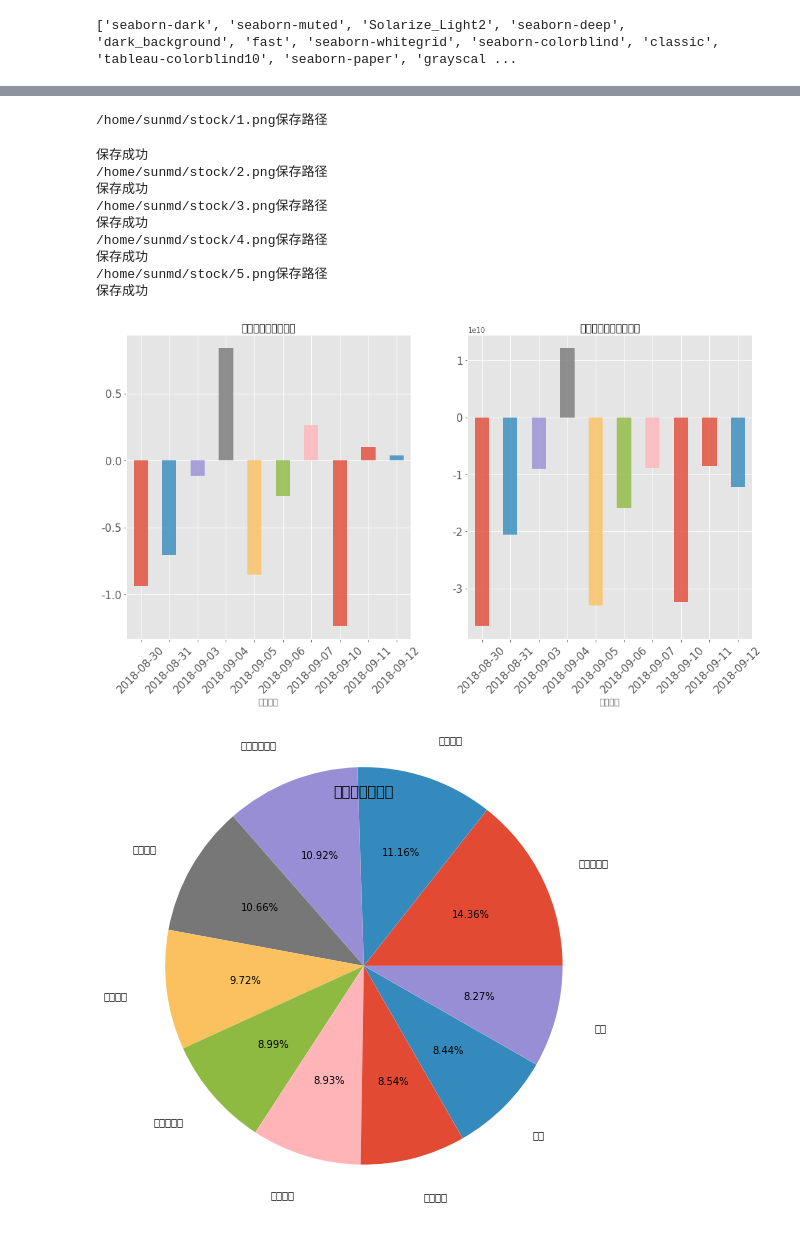
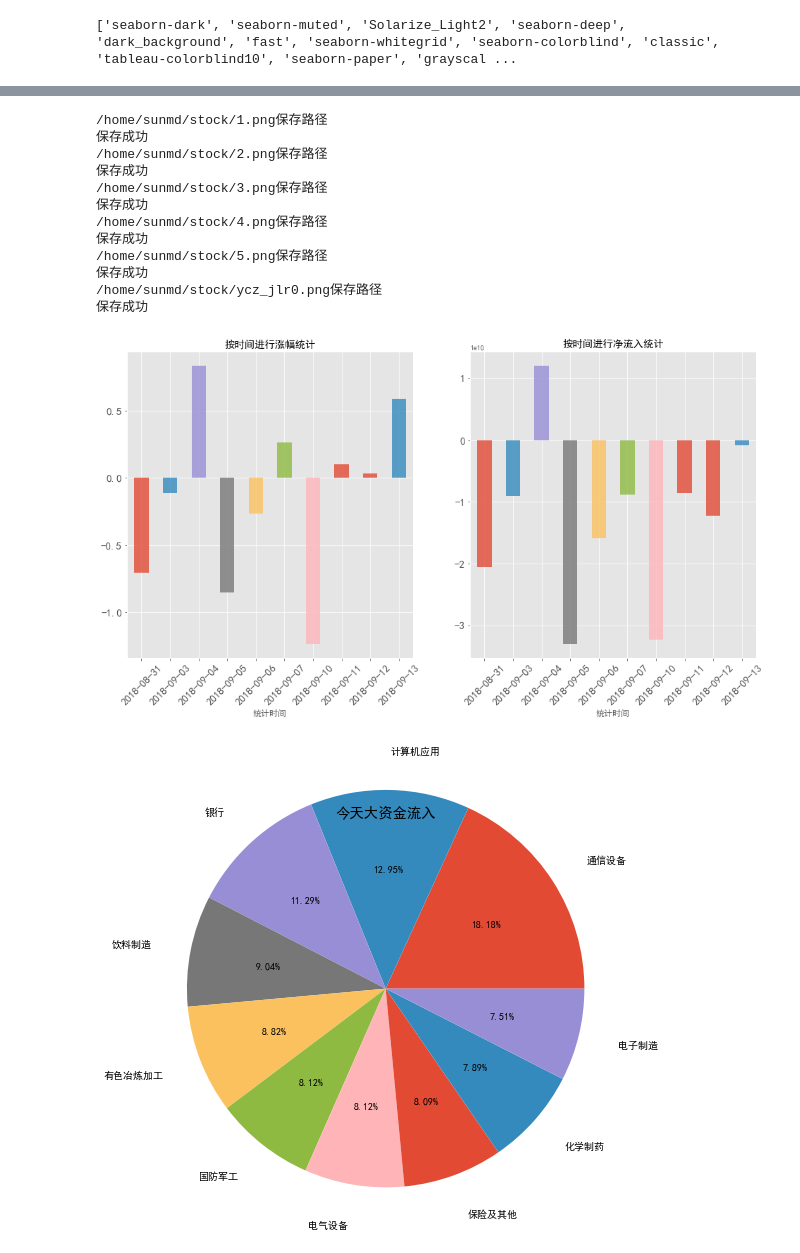
Before and after one commit to sunmd/DataAnlysisDemo, a Jupyter notebook: StockAnlysis.ipynb, the cells around one changed output, grey strips where cells are left out. Cells and saved outputs as stored; diff of their text form; code cells hidden in the pictures.

Commit message:
update stock

```diff
--- a/StockAnlysis.ipynb
+++ b/StockAnlysis.ipynb
@@ -4,10 +4,10 @@ import pandas as pd
 import matplotlib.pyplot as plt
 
 import matplotlib as mpl
-mpl.rcParams['font.sans-serif'] = ['KaiTi']
-mpl.rcParams['font.serif'] = ['KaiTi']
-mpl.rcParams['axes.unicode_minus']=False
-
+# mpl.rcParams['font.sans-serif'] = ['SimHei']
+# mpl.rcParams['font.serif'] = ['SimHei']
+# mpl.rcParams['axes.unicode_minus']=False
+# mpl.rcParams['font.sans-serif'] = ['Helvetica']
 import matplotlib.style as psl
 print(plt.style.available)
 # 查看样式列表
@@ -212,10 +212,10 @@ def ycz():
 # %%
 file_date = '2018-09'
 
-to_day = '2018-09-12'
+to_day = '2018-09-13'
 
-df = save_one_day( file_date, columns_name, 12)
+df = save_one_day( file_date, columns_name, 13)
 
-df[df['统计时间']=='2018-09-12'].head()
+df[df['统计时间']=='2018-09-13'].head()
 # %% [output]
 |  | 代码 | 名称 | 涨幅% | 净流入 | 大流入 | 大流出 | 中流入 | 中流出 | 统计时间 |
@@ -292,7 +292,7 @@ s = s.sort_values(ascending=False)[:10]
 draw_pie(s, '今天大资金流出', '3.png')
 
 #按分类进行统计
-df_grp_name = df[df['统计时间']>='2018-08-13'].groupby('名称').sum()
+df_grp_name = df[df['统计时间']>='2018-09-10'].groupby('名称').sum()
 df_grp_name.sort_values(['涨幅%','净流入'], ascending=False)\
 .style.use(mystl.export()).format({'涨幅%':'{:+.2%}'})
 
@@ -303,41 +303,43 @@ zf_jlr(df_grp_name_f.iloc[:10], '前五资金流入', '4.png')
 #后5净流入
 df_grp_name_b = df_grp_name.sort_values(['净流入','涨幅%'])
 zf_jlr(df_grp_name_b.iloc[:10], '后五资金流入', '5.png')
 
 #异常值
 lst = ycz()
 
 outliers_list_zf = lst[0]
 outliers_list_jlr = lst[1]
 
 if not outliers_list_zf[outliers_list_zf['统计时间'] == to_day].empty:
     temp_zf = outliers_list_zf[outliers_list_zf['统计时间'] == to_day]
     num = 0
     for name in temp_zf['名称']:
         df_yczf = df[df['名称']==name]
         df_yczf.index = df_yczf['统计时间']
         zf_jlr(df_yczf[-10:], '异常涨幅板块-' + name, 'ycz_zf' + str(num) +  '.png')
         num = num + 1
 
 if not outliers_list_jlr[outliers_list_jlr['统计时间'] == to_day].empty:
 
     temp_jlr = outliers_list_jlr[outliers_list_jlr['统计时间'] == to_day]
     num = 0
     for name in temp_jlr['名称']:
         df_ycjlr = df[df['名称']==name]
         df_ycjlr.index = df_ycjlr['统计时间']
         zf_jlr(df_ycjlr[-10:], '异常净流入板块-' + name, 'ycz_jlr' + str(num) +  '.png')
         num = num + 1
 # %% [output]
 /home/sunmd/stock/1.png保存路径
+保存成功
+/home/sunmd/stock/2.png保存路径
+保存成功
+/home/sunmd/stock/3.png保存路径
+保存成功
+/home/sunmd/stock/4.png保存路径
+保存成功
+/home/sunmd/stock/5.png保存路径
+保存成功
+/home/sunmd/stock/ycz_jlr0.png保存路径
+保存成功
-保存成功
-/home/sunmd/stock/2.png保存路径
-保存成功
-/home/sunmd/stock/3.png保存路径
-保存成功
-/home/sunmd/stock/4.png保存路径
-保存成功
-/home/sunmd/stock/5.png保存路径
-保存成功
-[figure, old version]
+[figure, new version]
-[figure, old version]
+[figure, new version]
```
Also changed, not shown: parts of 7 cells of this notebook.
